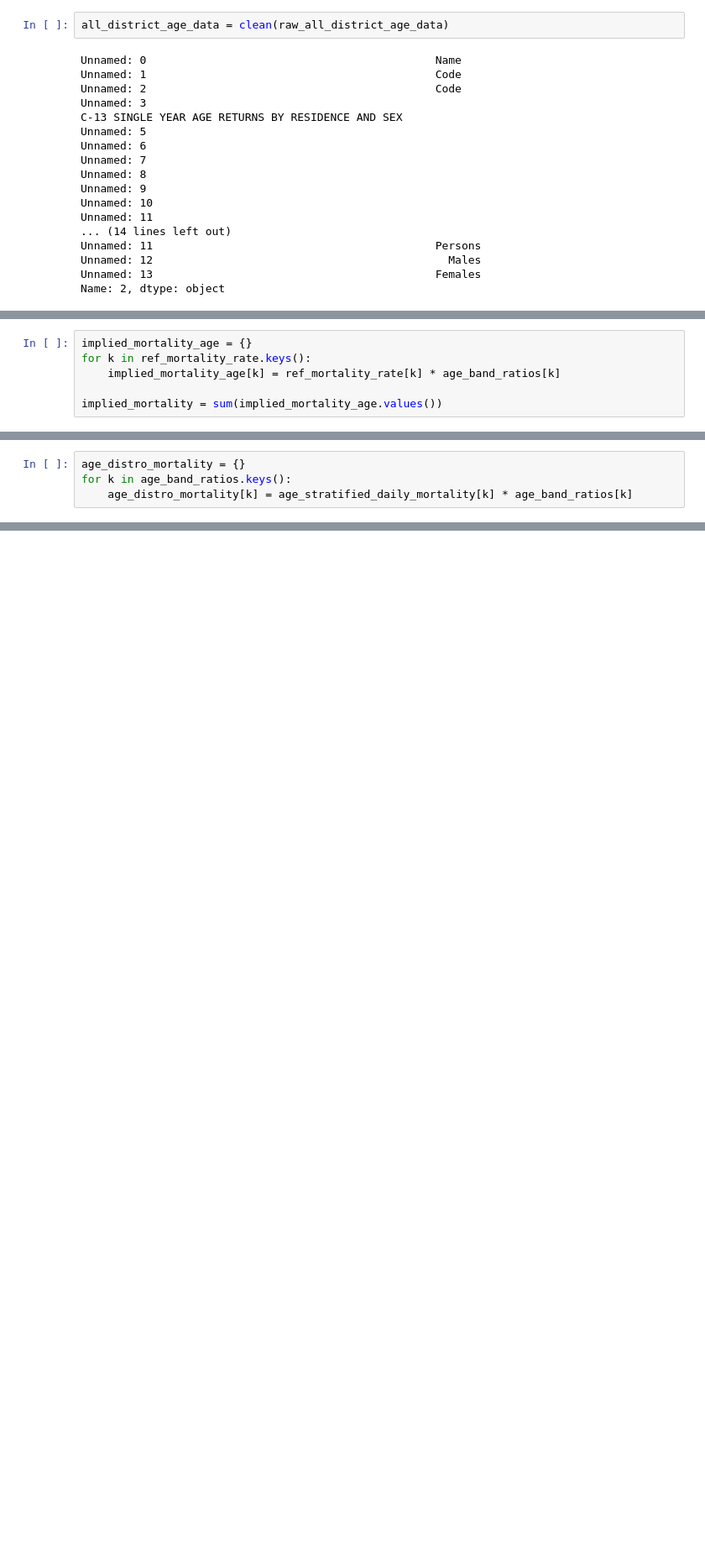
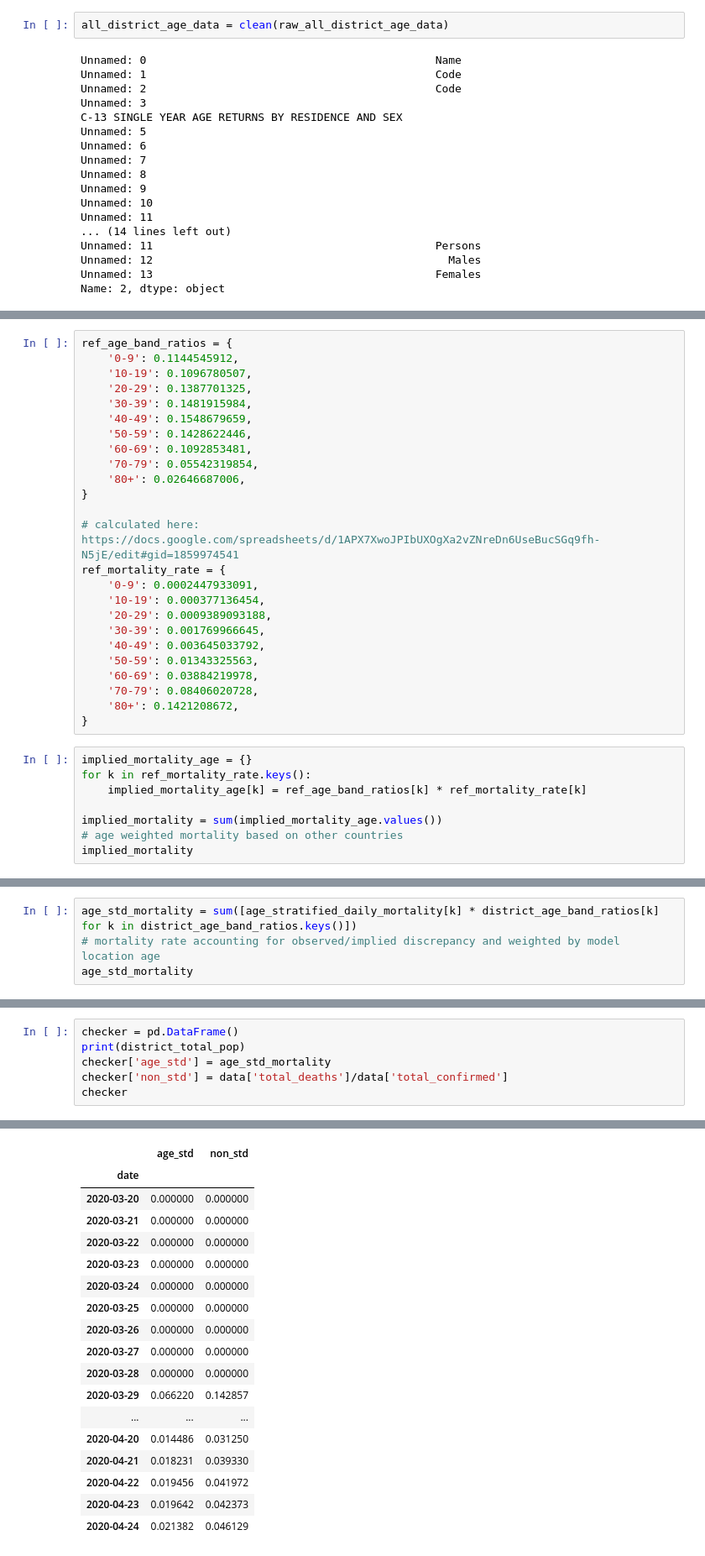
Before and after one commit to WadhwaniAI/covid-modelling, a Jupyter notebook: notebooks/ihme/[TRY] age_standardisation.ipynb, the cells around one changed output, grey strips where cells are left out. Shown: that part at 84% size. Drawn from its saved outputs; the diff is of its cells as text; blank space fills up the shorter version.

```diff
--- a/notebooks/ihme/[TRY] age_standardisation.ipynb
+++ b/notebooks/ihme/[TRY] age_standardisation.ipynb
@@ -297,6 +316,33 @@ ref_mortality_rate = {
+# %%
+ref_age_band_ratios = {
+    '0-9': 0.1144545912,
+    '10-19': 0.1096780507,
+    '20-29': 0.1387701325,
+    '30-39': 0.1481915984,
+    '40-49': 0.1548679659,
+    '50-59': 0.1428622446,
+    '60-69': 0.1092853481,
+    '70-79': 0.05542319854,
+    '80+': 0.02646687006,
+}
+
+# calculated here: https://docs.google.com/spreadsheets/d/1APX7XwoJPIbUXOgXa2vZNreDn6UseBucSGq9fh-N5jE/edit#gid=1859974541
+ref_mortality_rate = {
+    '0-9': 0.0002447933091,
+    '10-19': 0.000377136454,
+    '20-29': 0.0009389093188,
+    '30-39': 0.001769966645,
+    '40-49': 0.003645033792,
+    '50-59': 0.01343325563,
+    '60-69': 0.03884219978,
+    '70-79': 0.08406020728,
+    '80+': 0.1421208672,
+}
 # %%
 implied_mortality_age = {}
 for k in ref_mortality_rate.keys():
-    implied_mortality_age[k] = ref_mortality_rate[k] * age_band_ratios[k]
+    implied_mortality_age[k] = ref_age_band_ratios[k] * ref_mortality_rate[k]
 
 implied_mortality = sum(implied_mortality_age.values())
+# age weighted mortality based on other countries
+implied_mortality
@@ -350,4 +420,0 @@ for k in ref_mortality_rate.keys():
-# %%
-age_distro_mortality = {}
-for k in age_band_ratios.keys():
-    age_distro_mortality[k] = age_stratified_daily_mortality[k] * age_band_ratios[k]
@@ -377,0 +421,4 @@ dtype: float64
+# %%
+age_std_mortality = sum([age_stratified_daily_mortality[k] * district_age_band_ratios[k] for k in district_age_band_ratios.keys()])
+# mortality rate accounting for observed/implied discrepancy and weighted by model location age
+age_std_mortality
@@ -398 +463,8 @@ date
 dtype: float64
+# %%
+checker = pd.DataFrame()
+print(district_total_pop)
+checker['age_std'] = age_std_mortality
+checker['non_std'] = data['total_deaths']/data['total_confirmed']
+checker
+# %% [output]
@@ -398,0 +472,18 @@ dtype: float64
+|  | age_std | non_std |
+| date |  |  |
+| 2020-03-20 | 0.000000 | 0.000000 |
+| 2020-03-21 | 0.000000 | 0.000000 |
+| 2020-03-22 | 0.000000 | 0.000000 |
+| 2020-03-23 | 0.000000 | 0.000000 |
+| 2020-03-24 | 0.000000 | 0.000000 |
+| 2020-03-25 | 0.000000 | 0.000000 |
+| 2020-03-26 | 0.000000 | 0.000000 |
+| 2020-03-27 | 0.000000 | 0.000000 |
+| 2020-03-28 | 0.000000 | 0.000000 |
+| 2020-03-29 | 0.066220 | 0.142857 |
+| ... | ... | ... |
+| 2020-04-20 | 0.014486 | 0.031250 |
+| 2020-04-21 | 0.018231 | 0.039330 |
+| 2020-04-22 | 0.019456 | 0.041972 |
+| 2020-04-23 | 0.019642 | 0.042373 |
+| 2020-04-24 | 0.021382 | 0.046129 |
```
Also changed, not shown: parts of 27 cells of this notebook, 1 other file.
